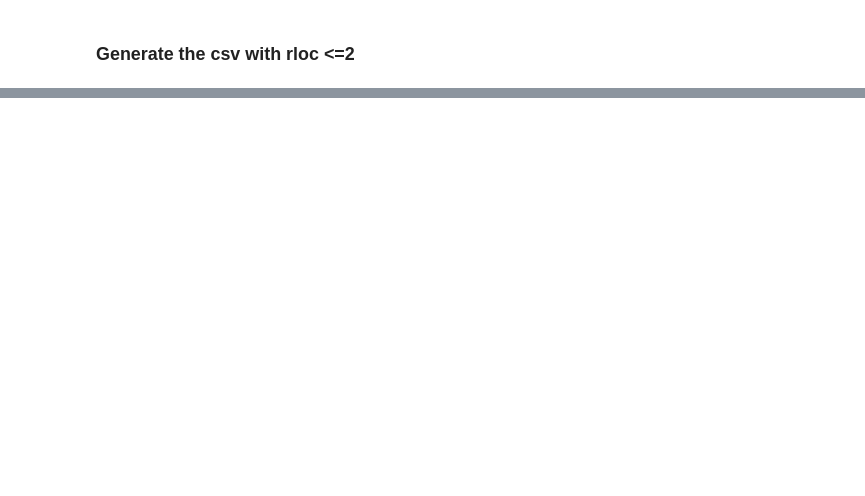
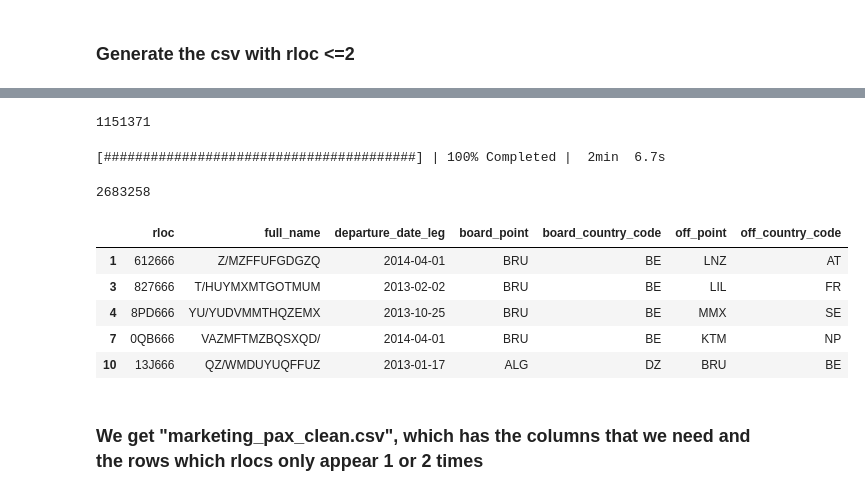
Before and after one commit to evolsidog/MyDestiny, a Jupyter notebook: First exploratory analisis.ipynb, the cells around one changed output, grey strips where cells are left out. Cells and saved outputs as stored; diff of their text form; code cells hidden in the pictures; blank space fills up the shorter version.

```diff
--- a/First exploratory analisis.ipynb
+++ b/First exploratory analisis.ipynb
@@ -318,0 +330,6 @@ hist2.popitem()
+# %%
+outliers_hist_file = "/home/vic/PFM/outliers_hist.csv"
+
+with open(outliers_hist_file, 'w') as f:
+     f.write(pickle.dumps(outliers_rlocs_dict))
+len(outliers_rlocs_dict)
@@ -318,0 +342,6 @@ hist2.popitem()
+# %%
+pax_file = "/home/vic/PFM/marketing_pax.csv"
+
+# Código de la reserva, nombre del pasajero, fecha de salida, ciudad origen, país origen, ciudad salida, país salida
+cols = ['rloc','full_name','departure_date_leg','board_country_code','board_point','off_country_code','off_point']
+df_pax = dd.read_csv(pax_file, sep='^', usecols=cols, parse_dates=['departure_date_leg'])
@@ -318,0 +368,18 @@ hist2.popitem()
+# %%
+# We check the histogram is correct
+with open(outliers_hist_file,'rb') as f:
+     outliers_hist = pickle.load(f)
+     print len(outliers_hist.keys())
+# %% [output]
+1151371
+# %%
+# If is slow look caches in Python
+with ProgressBar():
+    clean_df = df_pax[-df_pax['rloc'].isin(outliers_hist.keys())]
+    out = clean_df.compute()
+# %% [output]
+[########################################] | 100% Completed |  2min  6.7s
+# %%
+len(out)
+# %% [output]
+2683258
@@ -318,0 +389,11 @@ hist2.popitem()
+# %%
+out.head()
+# %% [output]
+|  | rloc | full_name | departure_date_leg | board_point | board_country_code | off_point | off_country_code |
+| 1 | 612666 | Z/MZFFUFGDGZQ | 2014-04-01 | BRU | BE | LNZ | AT |
+| 3 | 827666 | T/HUYMXMTGOTMUM | 2013-02-02 | BRU | BE | LIL | FR |
+| 4 | 8PD666 | YU/YUDVMMTHQZEMX | 2013-10-25 | BRU | BE | MMX | SE |
+| 7 | 0QB666 | VAZMFTMZBQSXQD/ | 2014-04-01 | BRU | BE | KTM | NP |
+| 10 | 13J666 | QZ/WMDUYUQFFUZ | 2013-01-17 | ALG | DZ | BRU | BE |
+# %% [markdown]
+### We get "marketing_pax_clean.csv", which has the columns that we need and the rows which rlocs only appear 1 or 2 times
```
Also changed, not shown: parts of 9 cells of this notebook.
